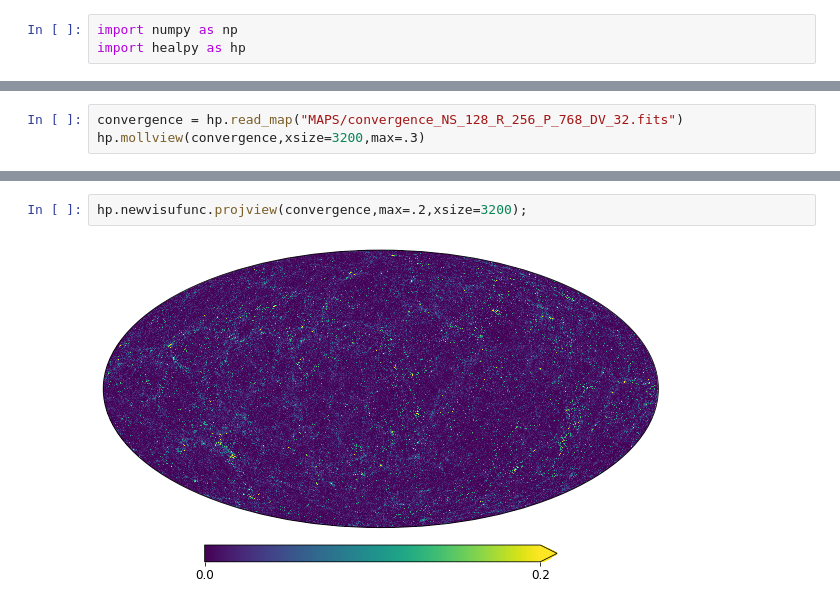
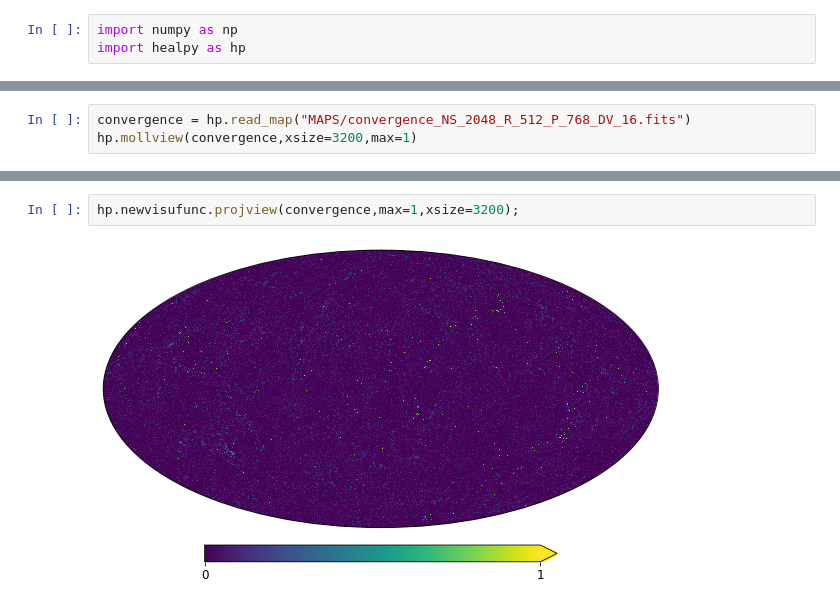
Before and after one commit to wurdahl/kSZfromPC, a Jupyter notebook: Opening-FITS.ipynb, the cells around one changed output, grey strips where cells are left out. Drawn from its saved outputs; the diff is of its cells as text.

```diff
--- a/Opening-FITS.ipynb
+++ b/Opening-FITS.ipynb
@@ -30,3 +34,3 @@ plt.plot(hp.sphtfunc.anafast(kSZ)[0:10]);
 # %%
-convergence = hp.read_map("MAPS/convergence_NS_128_R_256_P_768_DV_32.fits")
-hp.mollview(convergence,xsize=3200,max=.3)
+convergence = hp.read_map("MAPS/convergence_NS_2048_R_512_P_768_DV_16.fits")
+hp.mollview(convergence,xsize=3200,max=1)
@@ -33,5 +39,5 @@ hp.mollview(convergence,xsize=3200,max=.3)
 # %%
-hp.newvisufunc.projview(convergence,max=.2,xsize=3200);
+hp.newvisufunc.projview(convergence,max=1,xsize=3200);
 # %% [output]
-[figure, old version]
+[figure, new version]
 # %%
```
Also changed, not shown: parts of 10 cells of this notebook.
